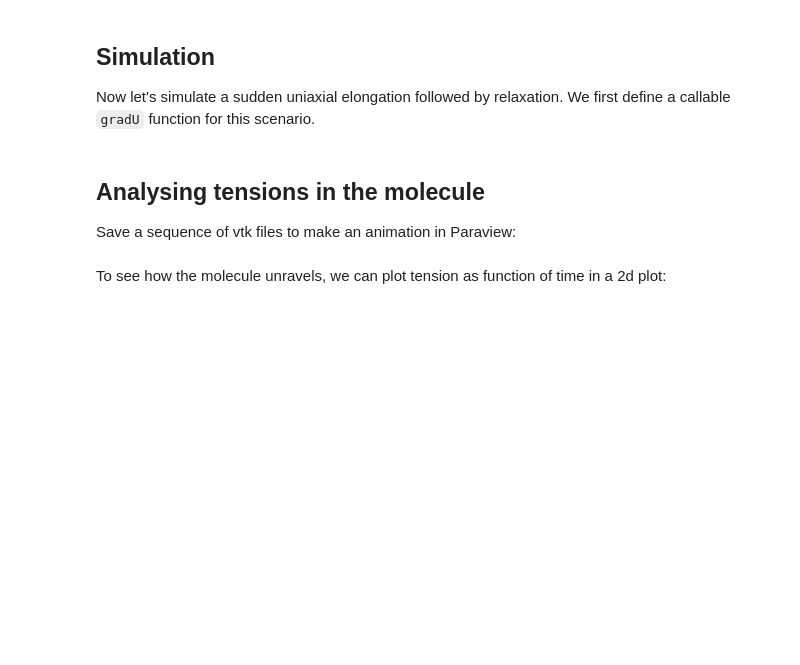
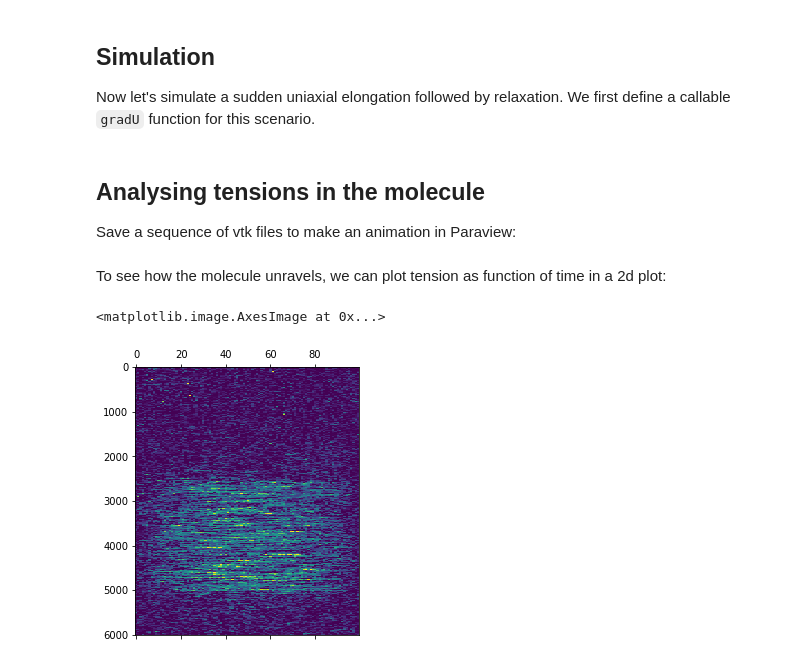
Before and after one commit to etiennerognin/DiluteBrownianDynamics, a Jupyter notebook: examples/Single Kramers chain with EV and HI.ipynb, the cells around one changed output. Drawn from its saved outputs; the diff is of its cells as text; code cells hidden in the pictures; blank space fills up the shorter version.

```diff
--- a/examples/Single Kramers chain with EV and HI.ipynb
+++ b/examples/Single Kramers chain with EV and HI.ipynb
@@ -190,23 +190,26 @@ gradU_base = [np.diag([0.1, -.05, -.05]),
 gradU = interp1d(t_base, gradU_base, axis=0, kind='previous', bounds_error=False,
                  fill_value=(gradU_base[0], gradU_base[-1]), assume_sorted=True)
 # %%
-dt = .1
-n_rec = 600
+dt = .01
+n_rec = 6000
 observables, trajectory = simulate(molecule, gradU, n_rec, dt, full_trajectory=True, progress=True)
 # %% [markdown]
 ## Analysing tensions in the molecule
 Save a sequence of vtk files to make an animation in Paraview:
 # %%
-for i in trange(0,len(trajectory),1):
+for i in trange(0,len(trajectory),10):
     trajectory[i].save_vtk(f'outputs/vtk/time_{i}.vtk')
 # %% [markdown]
 To see how the molecule unravels, we can plot tension as function of time in a 2d plot:
 # %%
 mat = np.empty((n_rec,n_links))
 for i in range(n_rec):
-    mat[i] = trajectory[i].tensions
+    mat[i] = trajectory[i].avg_tensions/trajectory[i].subit
 
-plt.matshow(np.log(abs(mat)), aspect=0.1)
+plt.matshow(mat, aspect=0.02, vmin=0, vmax=100)
+# %% [output]
+<matplotlib.image.AxesImage at 0x...>
+[figure, added]
 # %%
 #molecule_out = trajectory[-1]
 %load_ext line_profiler
```
Also changed, not shown: parts of 10 cells of this notebook, 37 other files.
